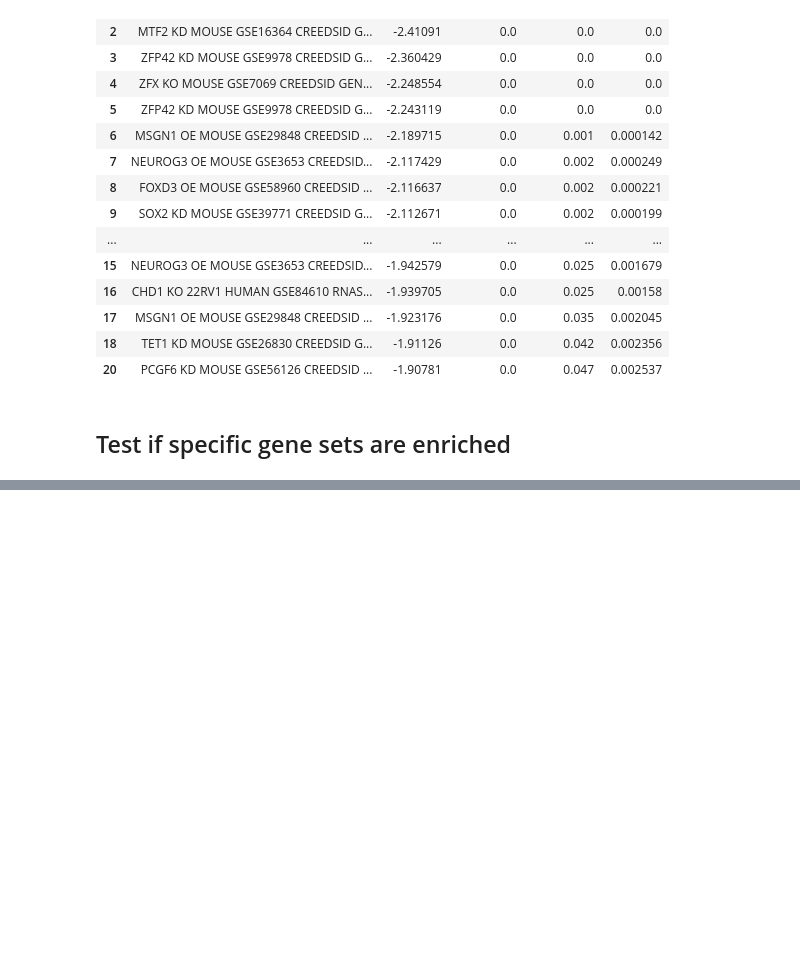
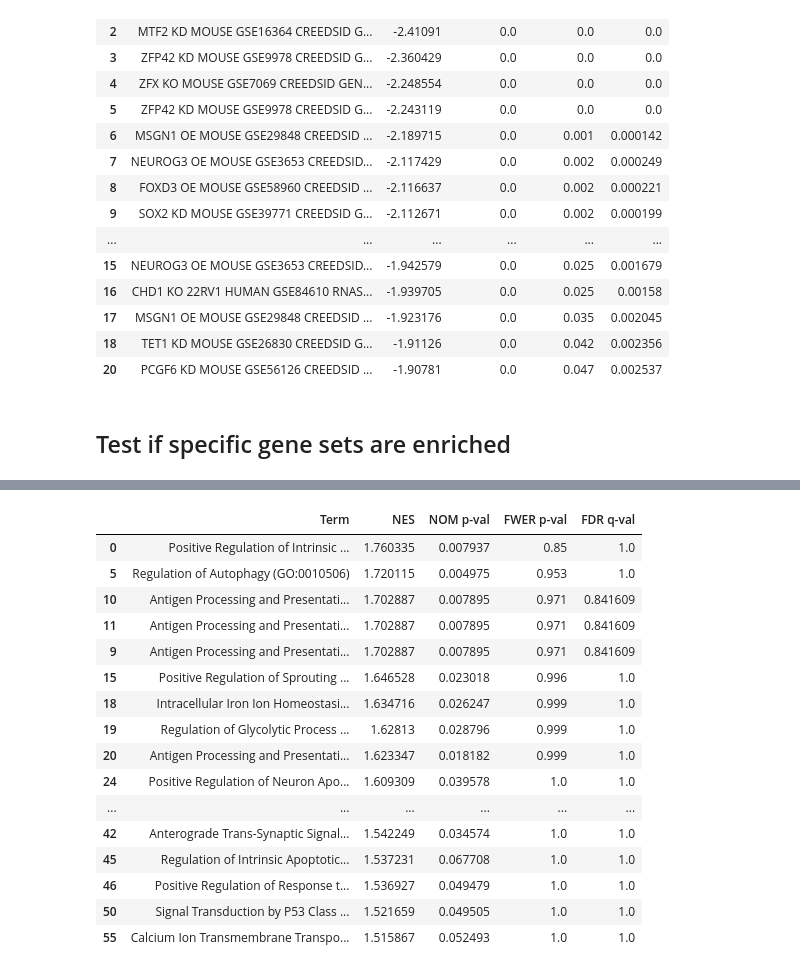
Before and after one commit to logolyte/hic2_masters_project, a Jupyter notebook: Gene ontology analysis version 4.ipynb, the cells around one changed output, grey strips where cells are left out. Saved outputs shown, nothing was run; the diff lists cells and outputs as text; code cells hidden in the pictures; blank space fills up the shorter version.

```diff
--- a/Gene ontology analysis version 4.ipynb
+++ b/Gene ontology analysis version 4.ipynb
@@ -527,0 +843,12 @@ The order of those genes will be arbitrary, which may produce unexpected results
+# %%
+# GO biological process in dead end
+
+pre_res = gseapy.prerank(
+    rnk=dead_end_rank_df[["scores"]],
+    gene_sets="GO_Biological_Process_2025",
+    threads=32,
+    min_size=5,
+    max_size=1000
+)
+pre_res.res2d.sort_values("NES", ascending=False).head(20)[["Term", "NES", "NOM p-val", "FWER p-val", "FDR q-val"]]
+# %% [output]
@@ -527,0 +857,17 @@ The order of those genes will be arbitrary, which may produce unexpected results
+|  | Term | NES | NOM p-val | FWER p-val | FDR q-val |
+| 0 | Positive Regulation of Intrinsic ... | 1.760335 | 0.007937 | 0.85 | 1.0 |
+| 5 | Regulation of Autophagy (GO:0010506) | 1.720115 | 0.004975 | 0.953 | 1.0 |
+| 10 | Antigen Processing and Presentati... | 1.702887 | 0.007895 | 0.971 | 0.841609 |
+| 11 | Antigen Processing and Presentati... | 1.702887 | 0.007895 | 0.971 | 0.841609 |
+| 9 | Antigen Processing and Presentati... | 1.702887 | 0.007895 | 0.971 | 0.841609 |
+| 15 | Positive Regulation of Sprouting ... | 1.646528 | 0.023018 | 0.996 | 1.0 |
+| 18 | Intracellular Iron Ion Homeostasi... | 1.634716 | 0.026247 | 0.999 | 1.0 |
+| 19 | Regulation of Glycolytic Process ... | 1.62813 | 0.028796 | 0.999 | 1.0 |
+| 20 | Antigen Processing and Presentati... | 1.623347 | 0.018182 | 0.999 | 1.0 |
+| 24 | Positive Regulation of Neuron Apo... | 1.609309 | 0.039578 | 1.0 | 1.0 |
+| ... | ... | ... | ... | ... | ... |
+| 42 | Anterograde Trans-Synaptic Signal... | 1.542249 | 0.034574 | 1.0 | 1.0 |
+| 45 | Regulation of Intrinsic Apoptotic... | 1.537231 | 0.067708 | 1.0 | 1.0 |
+| 46 | Positive Regulation of Response t... | 1.536927 | 0.049479 | 1.0 | 1.0 |
+| 50 | Signal Transduction by P53 Class ... | 1.521659 | 0.049505 | 1.0 | 1.0 |
+| 55 | Calcium Ion Transmembrane Transpo... | 1.515867 | 0.052493 | 1.0 | 1.0 |
```
Also changed, not shown: parts of 43 cells of this notebook, 2 other files.
